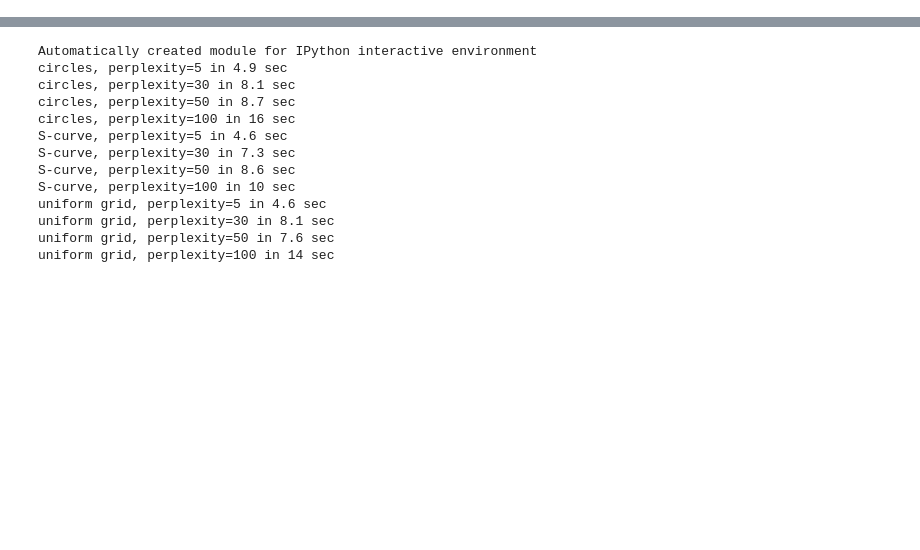
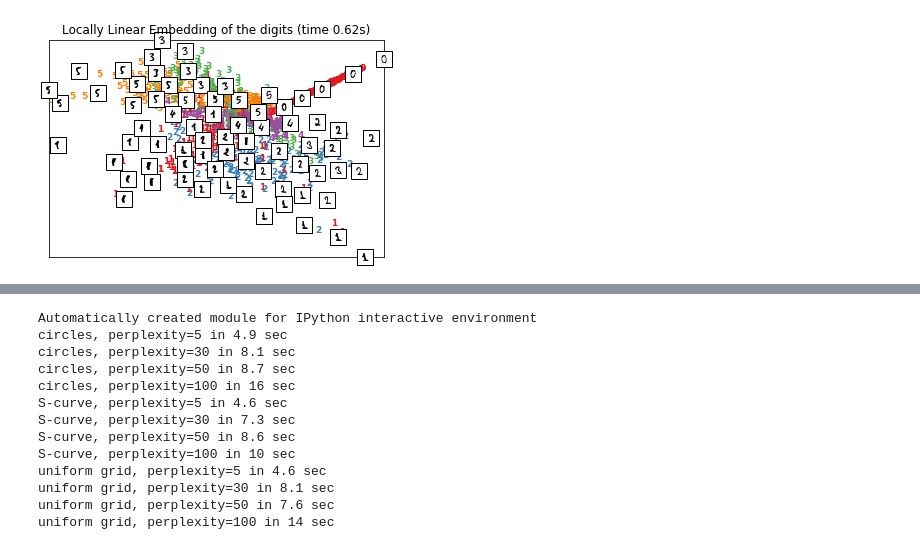
Before and after one commit to hbjornoy/t-SNE-vs-LLE, a Jupyter notebook: MVP with SNE and T-SNE .ipynb, the cells around one changed output, grey strips where cells are left out. Drawn from its saved outputs; the diff is of its cells as text; code cells hidden in the pictures; blank space fills up the shorter version.

```diff
--- a/MVP with SNE and T-SNE .ipynb
+++ b/MVP with SNE and T-SNE .ipynb
@@ -8,0 +138,98 @@ import sklearn.manifold.t_sne as t_sne
+# %%
+# Authors: Fabian Pedregosa <fabian.pedregosa@inria.fr>
+#          Olivier Grisel <olivier.grisel@ensta.org>
+#          Mathieu Blondel <mathieu@mblondel.org>
+#          Gael Varoquaux
+# License: BSD 3 clause (C) INRIA 2011
+
+print(__doc__)
+from time import time
+
+import numpy as np
+import matplotlib.pyplot as plt
+from matplotlib import offsetbox
+from sklearn import (manifold, datasets, decomposition, ensemble,
+                     discriminant_analysis, random_projection)
+
+digits = datasets.load_digits(n_class=6)
+X = digits.data
+y = digits.target
+n_samples, n_features = X.shape
+n_neighbors = 30
+
+print("Xshape: ", X.shape)
+print("yshape: ", y.shape)
+
+
+#----------------------------------------------------------------------
+# Scale and visualize the embedding vectors
+def plot_embedding(X, title=None):
+    x_min, x_max = np.min(X, 0), np.max(X, 0)
+    X = (X - x_min) / (x_max - x_min)
+
+    plt.figure()
+    ax = plt.subplot(111)
+    for i in range(X.shape[0]):
+        plt.text(X[i, 0], X[i, 1], str(digits.target[i]),
+                 color=plt.cm.Set1(y[i] / 10.),
+                 fontdict={'weight': 'bold', 'size': 9})
+
+    if hasattr(offsetbox, 'AnnotationBbox'):
+        # only print thumbnails with matplotlib > 1.0
+        shown_images = np.array([[1., 1.]])  # just something big
+        for i in range(digits.data.shape[0]):
+            dist = np.sum((X[i] - shown_images) ** 2, 1)
+            if np.min(dist) < 4e-3:
+                # don't show points that are too close
+                continue
+            shown_images = np.r_[shown_images, [X[i]]]
+            imagebox = offsetbox.AnnotationBbox(
+                offsetbox.OffsetImage(digits.images[i], cmap=plt.cm.gray_r),
+                X[i])
+            ax.add_artist(imagebox)
+    plt.xticks([]), plt.yticks([])
+    if title is not None:
+        plt.title(title)
+
+
+#----------------------------------------------------------------------
+# Plot images of the digits
+n_img_per_row = 20
+img = np.zeros((10 * n_img_per_row, 10 * n_img_per_row))
+for i in range(n_img_per_row):
+    ix = 10 * i + 1
+    for j in range(n_img_per_row):
+        iy = 10 * j + 1
+        img[ix:ix + 8, iy:iy + 8] = X[i * n_img_per_row + j].reshape((8, 8))
+
+plt.imshow(img, cmap=plt.cm.binary)
+plt.xticks([])
+plt.yticks([])
+plt.title('A selection from the 64-dimensional digits dataset')
+
+#----------------------------------------------------------------------
+# Locally linear embedding of the digits dataset
+print("Computing LLE embedding")
+clf = manifold.LocallyLinearEmbedding(n_neighbors, n_components=2,
+                                      method='standard')
+t0 = time()
+X_lle = clf.fit_transform(X)
+print("Done. Reconstruction error: %g" % clf.reconstruction_error_)
+plot_embedding(X_lle,
+               "Locally Linear Embedding of the digits (time %.2fs)" %
+               (time() - t0))
+
+#----------------------------------------------------------------------
+# t-SNE embedding of the digits dataset
+print("Computing t-SNE embedding")
+tsne = manifold.TSNE(n_components=2, perplexity = 30, early_exaggeration = 4, learning_rate=1000.0,
+                     n_iter=1000, metric='euclidean', init='pca', verbose=0, random_state=0)
+t0 = time()
+X_tsne = tsne.fit_transform(X)
+
+plot_embedding(X_tsne,
+               "t-SNE embedding of the digits (time %.2fs)" %
+               (time() - t0))
+
+plt.show()
+# %% [output]
@@ -8,0 +243 @@ import sklearn.manifold.t_sne as t_sne
+[figure, added]
```
Also changed, not shown: parts of 12 cells of this notebook.
